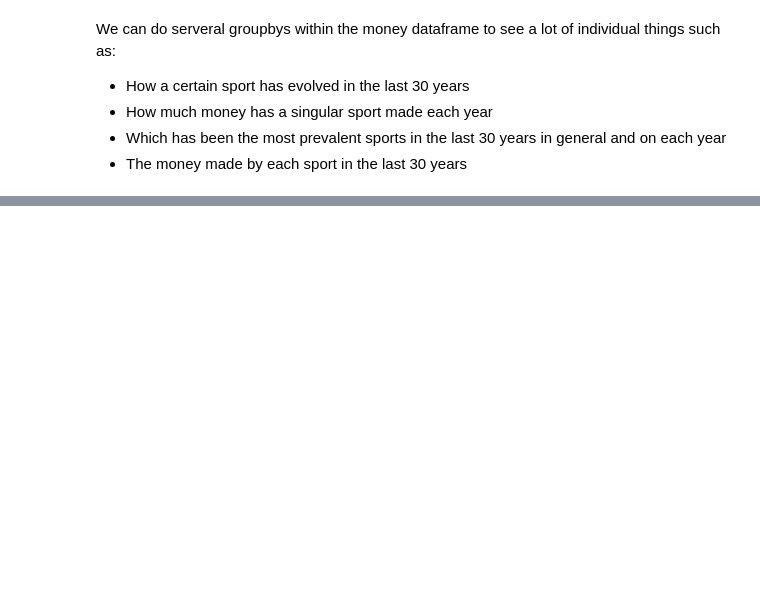
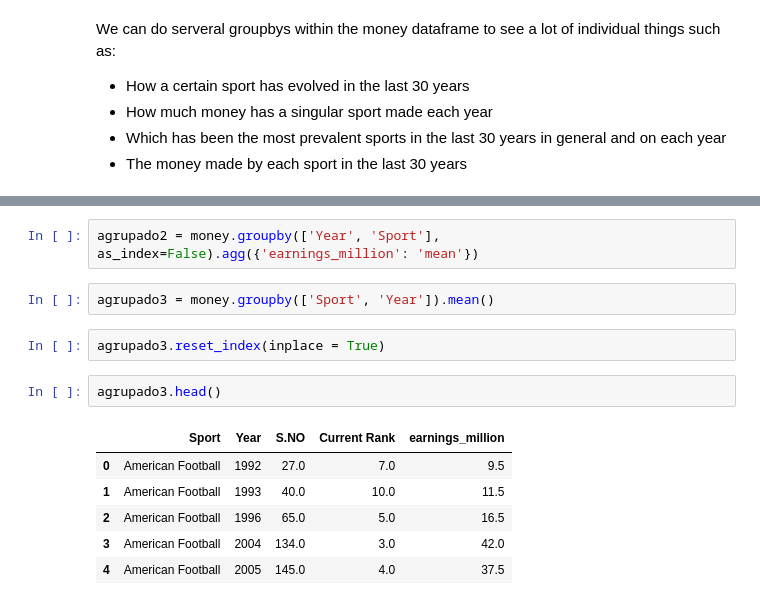
Before and after one commit to Jorge-Solana/Economical_Sports_Hisotry_and_Best_suitable_sport, a Jupyter notebook: First_Visuals.ipynb, the cells around one changed output, grey strips where cells are left out. Saved outputs shown, nothing was run; the diff lists cells and outputs as text; blank space fills up the shorter version.

```diff
--- a/First_Visuals.ipynb
+++ b/First_Visuals.ipynb
@@ -124,0 +100,15 @@ plt.show()
+# %%
+agrupado2 = money.groupby(['Year', 'Sport'], as_index=False).agg({'earnings_million': 'mean'})
+# %%
+agrupado3 = money.groupby(['Sport', 'Year']).mean()
+# %%
+agrupado3.reset_index(inplace = True)
+# %%
+agrupado3.head()
+# %% [output]
+|  | Sport | Year | S.NO | Current Rank | earnings_million |
+| 0 | American Football | 1992 | 27.0 | 7.0 | 9.5 |
+| 1 | American Football | 1993 | 40.0 | 10.0 | 11.5 |
+| 2 | American Football | 1996 | 65.0 | 5.0 | 16.5 |
+| 3 | American Football | 2004 | 134.0 | 3.0 | 42.0 |
+| 4 | American Football | 2005 | 145.0 | 4.0 | 37.5 |
```
Also changed, not shown: parts of 17 cells of this notebook.
